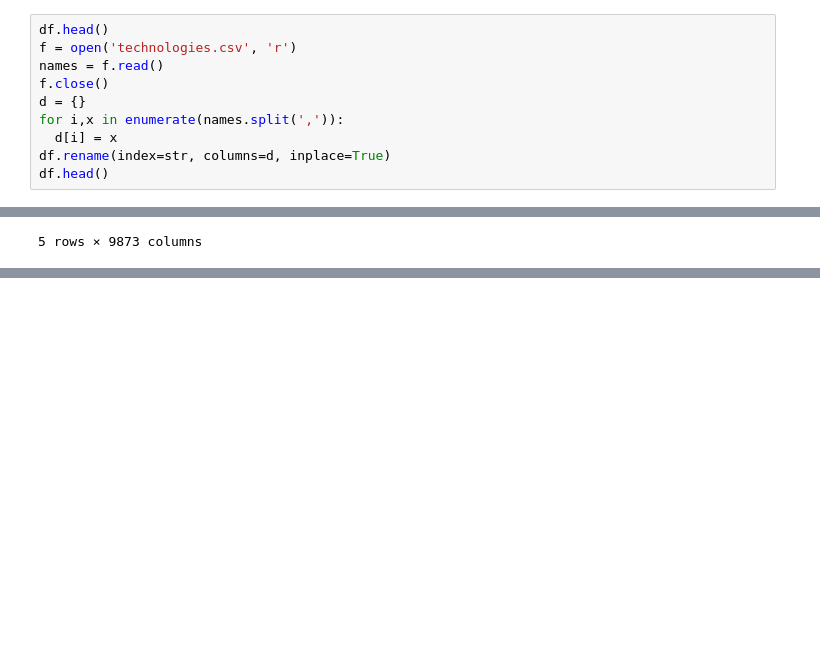
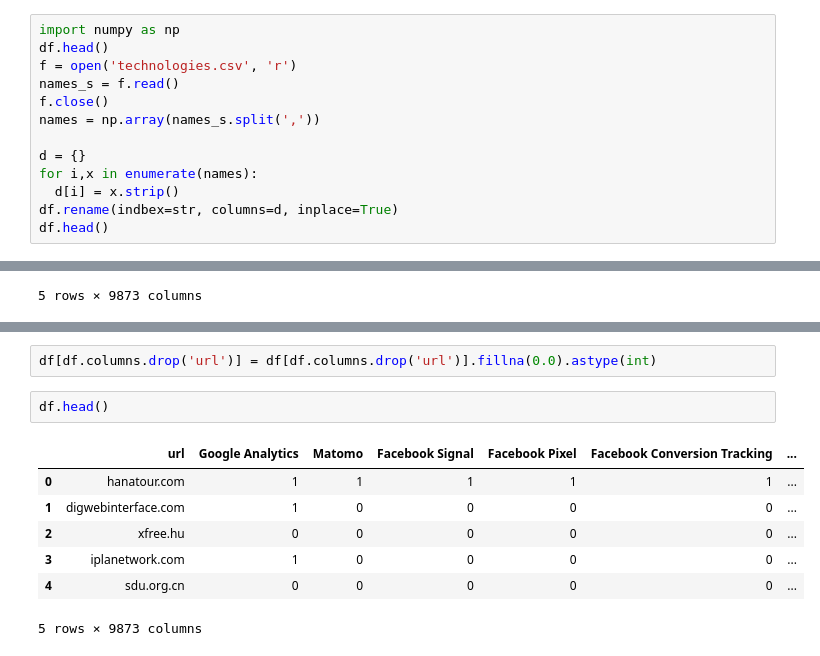
Before and after one commit to invegat/personal_project_week_5, a Jupyter notebook: personal_project.ipynb, the cells around one changed output, grey strips where cells are left out. Saved outputs shown, nothing was run; the diff lists cells and outputs as text; blank space fills up the shorter version.

```diff
--- a/personal_project.ipynb
+++ b/personal_project.ipynb
@@ -157,14 +153,17 @@ keyelco.com
 # %%
 df = pd.read_pickle('sites.pkl')
 # %%
+import numpy as np
 df.head()
 f = open('technologies.csv', 'r')
-names = f.read()
+names_s = f.read()
 f.close()
+names = np.array(names_s.split(','))
+
 d = {}
-for i,x in enumerate(names.split(',')):
-  d[i] = x
-df.rename(index=str, columns=d, inplace=True)
+for i,x in enumerate(names):
+  d[i] = x.strip()
+df.rename(indbex=str, columns=d, inplace=True)
 df.head()
 # %% [output]
 |  | url | Google Analytics | Matomo | Facebook Signal | Facebook Pixel | Facebook Conversion Tracking | ... |
@@ -176,0 +187,12 @@ df.head()
+# %%
+df[df.columns.drop('url')] = df[df.columns.drop('url')].fillna(0.0).astype(int)
+# %%
+df.head()
+# %% [output]
+|  | url | Google Analytics | Matomo | Facebook Signal | Facebook Pixel | Facebook Conversion Tracking | ... |
+| 0 | hanatour.com | 1 | 1 | 1 | 1 | 1 | ... |
+| 1 | digwebinterface.com | 1 | 0 | 0 | 0 | 0 | ... |
+| 2 | xfree.hu | 0 | 0 | 0 | 0 | 0 | ... |
+| 3 | iplanetwork.com | 1 | 0 | 0 | 0 | 0 | ... |
+| 4 | sdu.org.cn | 0 | 0 | 0 | 0 | 0 | ... |
+5 rows × 9873 columns
```
Also changed, not shown: parts of 7 cells of this notebook.
